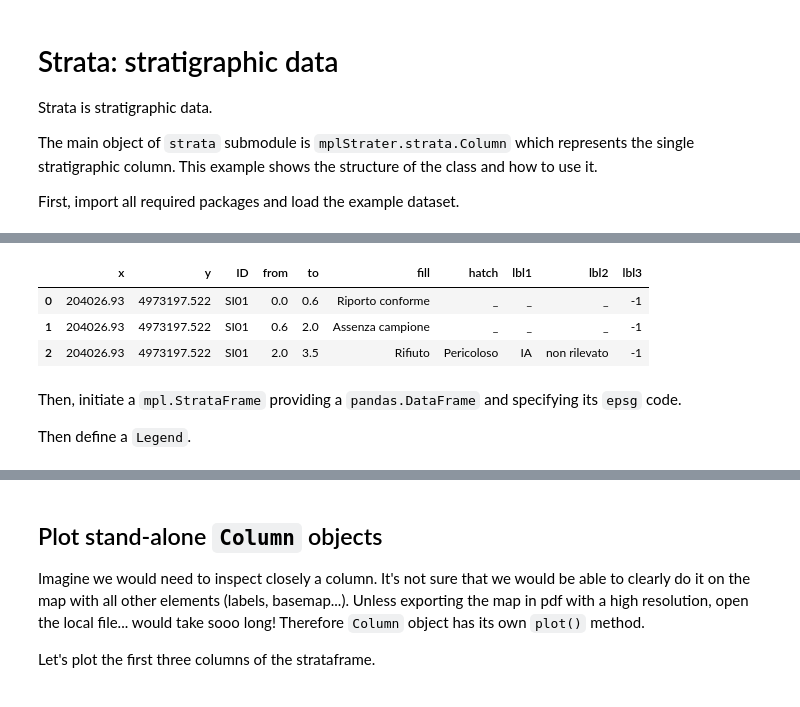
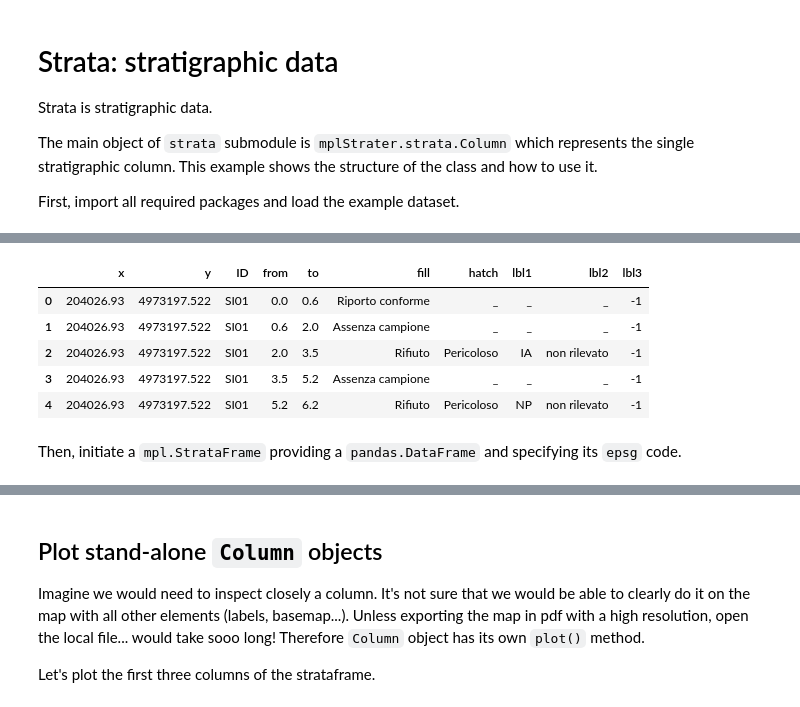
Before and after one commit to giocaizzi/mplStrater, a Jupyter notebook: docsrc/source/examples/strata.ipynb, the cells around one changed output, grey strips where cells are left out. Cells and saved outputs as stored; diff of their text form; code cells hidden in the pictures.

```diff
--- a/docsrc/source/examples/strata.ipynb
+++ b/docsrc/source/examples/strata.ipynb
@@ -18,15 +21,15 @@ import matplotlib.pyplot as plt
 # %%
 df=pd.read_csv("../../../data/example.csv")
-df.head(3)
+df.head()
 # %% [output]
 |  | x | y | ID | from | to | fill | hatch | lbl1 | lbl2 | lbl3 |
 | 0 | 204026.93 | 4973197.522 | SI01 | 0.0 | 0.6 | Riporto conforme | _ | _ | _ | -1 |
 | 1 | 204026.93 | 4973197.522 | SI01 | 0.6 | 2.0 | Assenza campione | _ | _ | _ | -1 |
 | 2 | 204026.93 | 4973197.522 | SI01 | 2.0 | 3.5 | Rifiuto | Pericoloso | IA | non rilevato | -1 |
+| 3 | 204026.93 | 4973197.522 | SI01 | 3.5 | 5.2 | Assenza campione | _ | _ | _ | -1 |
+| 4 | 204026.93 | 4973197.522 | SI01 | 5.2 | 6.2 | Rifiuto | Pericoloso | NP | non rilevato | -1 |
 # %% [markdown]
 Then, initiate a `mpl.StrataFrame` providing a `pandas.DataFrame` and specifying its `epsg` code.
-
-Then define a `Legend`.
 # %%
 sf=StrataFrame(
     df=df,
```
Also changed, not shown: parts of 5 cells of this notebook, 2 other files.
